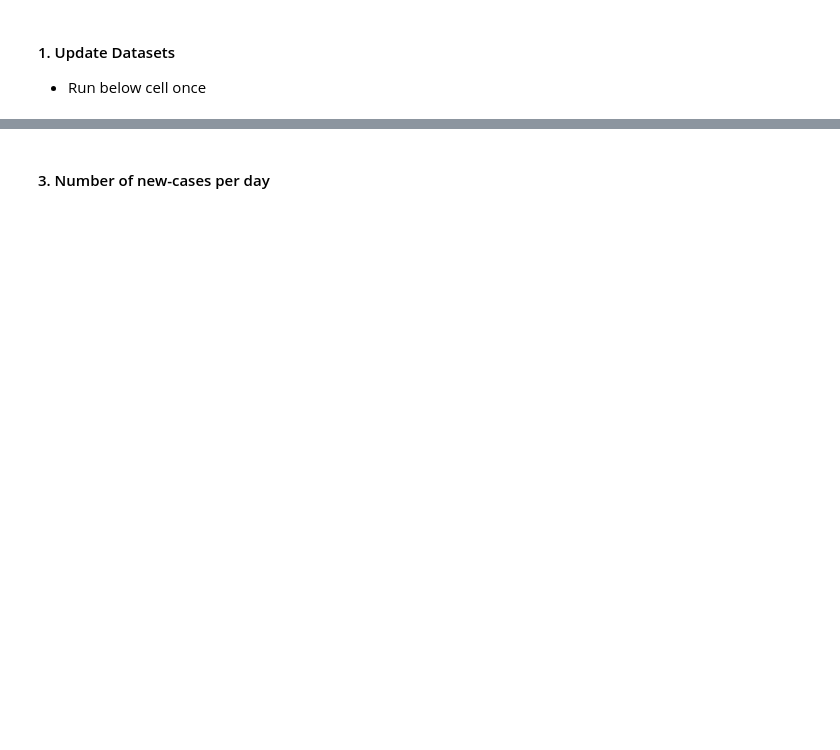
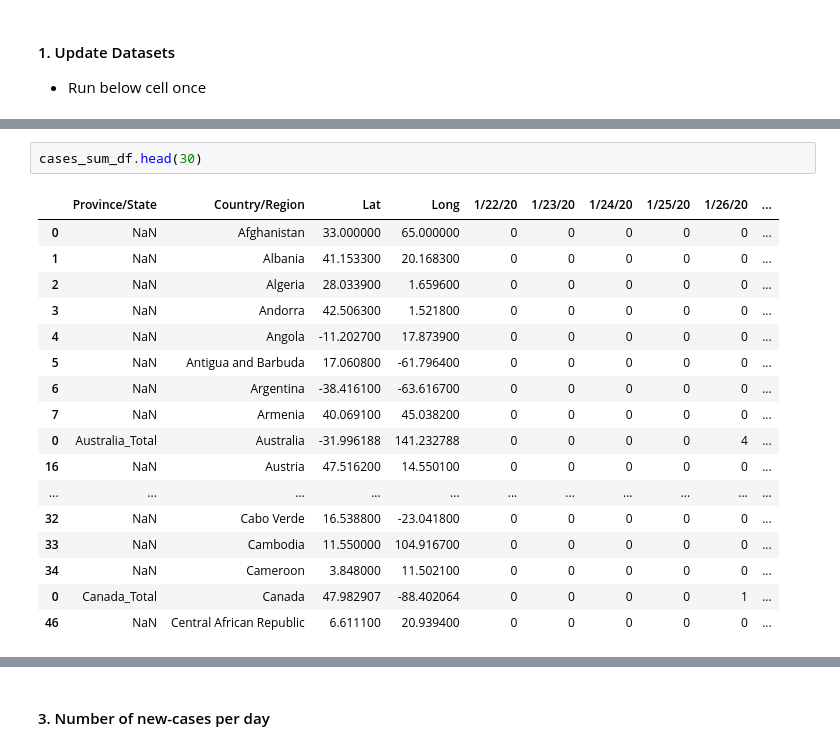
Before and after one commit to j-greggazz/Kaggle, a Jupyter notebook: covid_19/notebooks/0. Save and update datasets.ipynb, the cells around one changed output, grey strips where cells are left out. Drawn from its saved outputs; the diff is of its cells as text; blank space fills up the shorter version.

```diff
--- a/covid_19/notebooks/0. Save and update datasets.ipynb
+++ b/covid_19/notebooks/0. Save and update datasets.ipynb
@@ -273,0 +379,20 @@ df_daily_change_death = create_changes_dataframe(deaths_df.copy())
+# %%
+cases_sum_df.head(30)
+# %% [output]
+|  | Province/State | Country/Region | Lat | Long | 1/22/20 | 1/23/20 | 1/24/20 | 1/25/20 | 1/26/20 | ... |
+| 0 | NaN | Afghanistan | 33.000000 | 65.000000 | 0 | 0 | 0 | 0 | 0 | ... |
+| 1 | NaN | Albania | 41.153300 | 20.168300 | 0 | 0 | 0 | 0 | 0 | ... |
+| 2 | NaN | Algeria | 28.033900 | 1.659600 | 0 | 0 | 0 | 0 | 0 | ... |
+| 3 | NaN | Andorra | 42.506300 | 1.521800 | 0 | 0 | 0 | 0 | 0 | ... |
+| 4 | NaN | Angola | -11.202700 | 17.873900 | 0 | 0 | 0 | 0 | 0 | ... |
+| 5 | NaN | Antigua and Barbuda | 17.060800 | -61.796400 | 0 | 0 | 0 | 0 | 0 | ... |
+| 6 | NaN | Argentina | -38.416100 | -63.616700 | 0 | 0 | 0 | 0 | 0 | ... |
+| 7 | NaN | Armenia | 40.069100 | 45.038200 | 0 | 0 | 0 | 0 | 0 | ... |
+| 0 | Australia_Total | Australia | -31.996188 | 141.232788 | 0 | 0 | 0 | 0 | 4 | ... |
+| 16 | NaN | Austria | 47.516200 | 14.550100 | 0 | 0 | 0 | 0 | 0 | ... |
+| ... | ... | ... | ... | ... | ... | ... | ... | ... | ... | ... |
+| 32 | NaN | Cabo Verde | 16.538800 | -23.041800 | 0 | 0 | 0 | 0 | 0 | ... |
+| 33 | NaN | Cambodia | 11.550000 | 104.916700 | 0 | 0 | 0 | 0 | 0 | ... |
+| 34 | NaN | Cameroon | 3.848000 | 11.502100 | 0 | 0 | 0 | 0 | 0 | ... |
+| 0 | Canada_Total | Canada | 47.982907 | -88.402064 | 0 | 0 | 0 | 0 | 1 | ... |
+| 46 | NaN | Central African Republic | 6.611100 | 20.939400 | 0 | 0 | 0 | 0 | 0 | ... |
```
Also changed, not shown: parts of 22 cells of this notebook.
